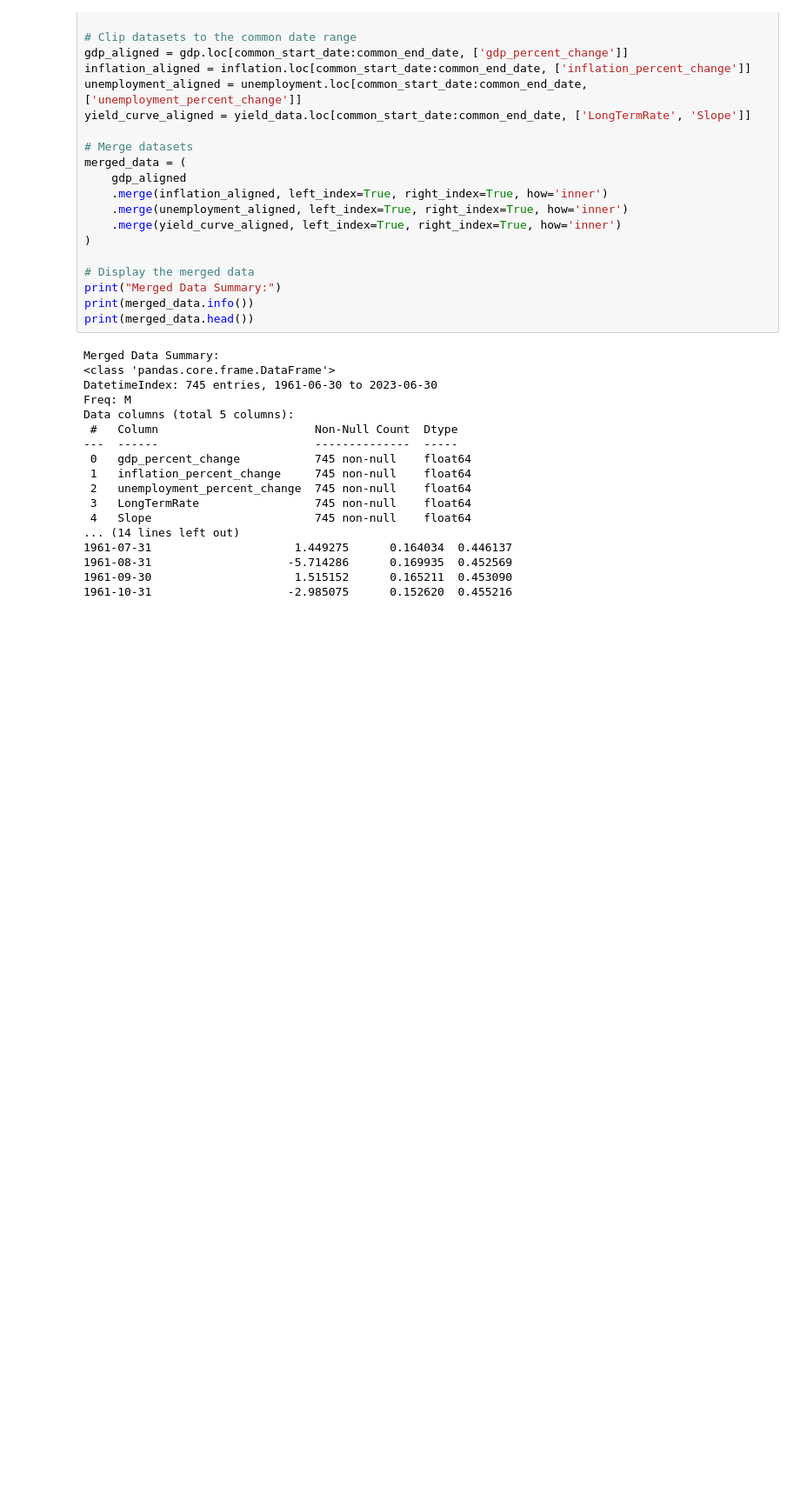
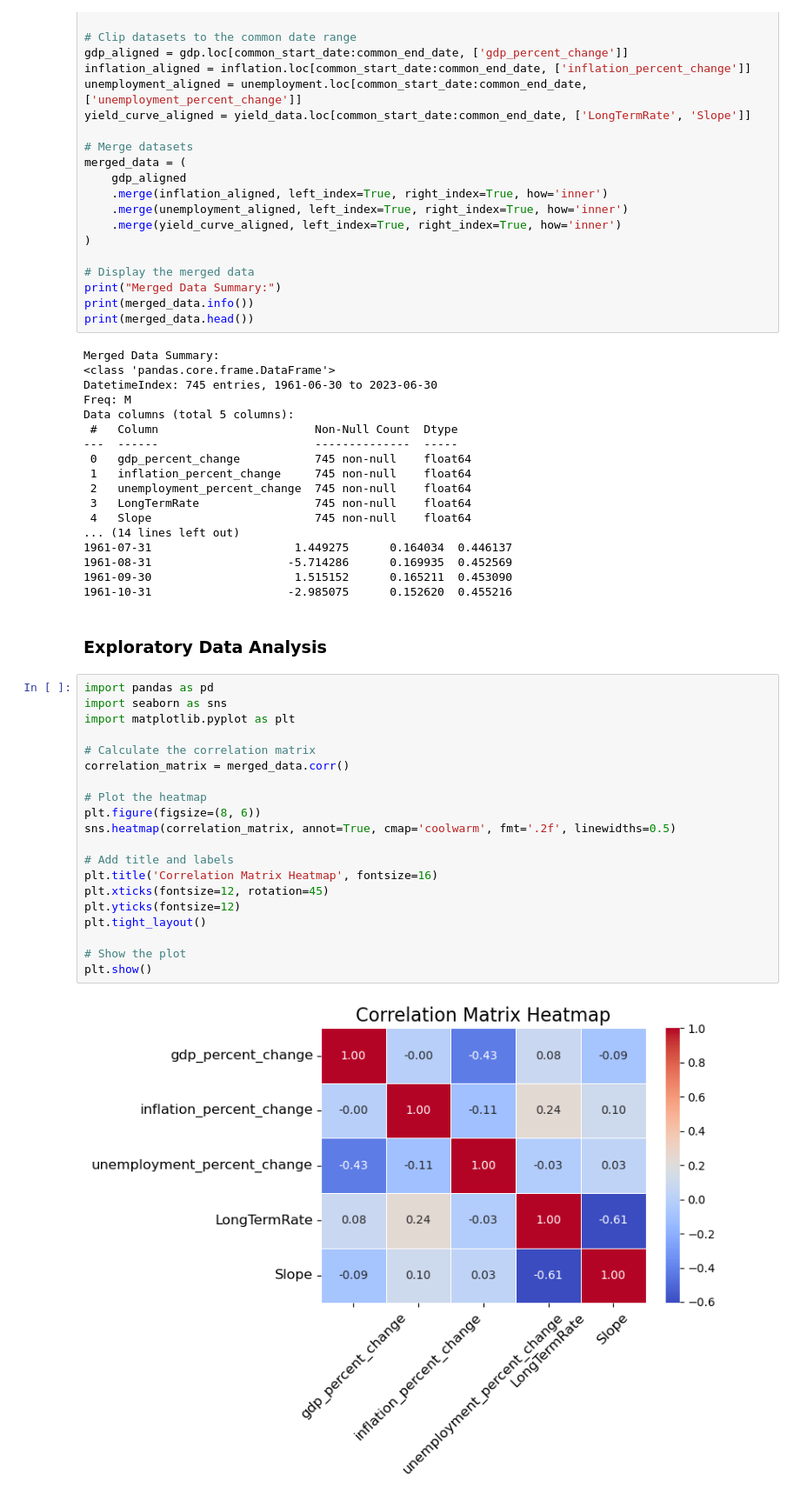
Before and after one commit to ChrisLato/AISE-4010-Project, a Jupyter notebook: preproc.ipynb, the cells around one changed output. Shown at 87% size. Saved outputs shown, nothing was run; the diff lists cells and outputs as text; blank space fills up the shorter version.

Commit message:
correlation matrix and seasonal decomposition done

```diff
--- a/preproc.ipynb
+++ b/preproc.ipynb
@@ -347,3 +347,27 @@ Data columns (total 5 columns):
 1961-08-31                    -5.714286      0.169935  0.452569
 1961-09-30                     1.515152      0.165211  0.453090
 1961-10-31                    -2.985075      0.152620  0.455216
+# %% [markdown]
+### Exploratory Data Analysis
+# %%
+import pandas as pd
+import seaborn as sns
+import matplotlib.pyplot as plt
+
+# Calculate the correlation matrix
+correlation_matrix = merged_data.corr()
+
+# Plot the heatmap
+plt.figure(figsize=(8, 6))
+sns.heatmap(correlation_matrix, annot=True, cmap='coolwarm', fmt='.2f', linewidths=0.5)
+
+# Add title and labels
+plt.title('Correlation Matrix Heatmap', fontsize=16)
+plt.xticks(fontsize=12, rotation=45)
+plt.yticks(fontsize=12)
+plt.tight_layout()
+
+# Show the plot
+plt.show()
+# %% [output]
+[figure, added]
```
Also changed, not shown: parts of 2 cells of this notebook.
